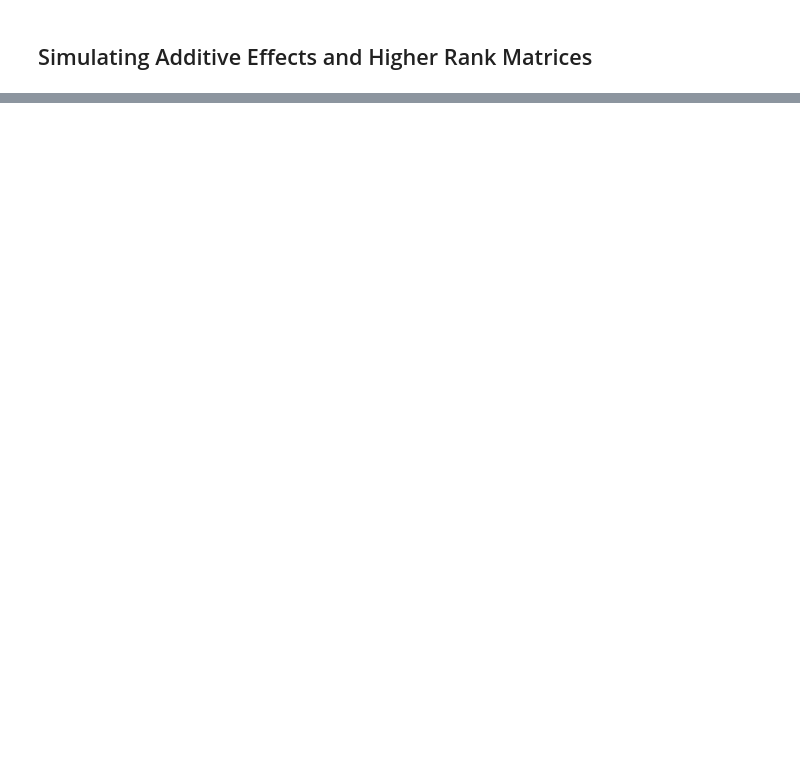
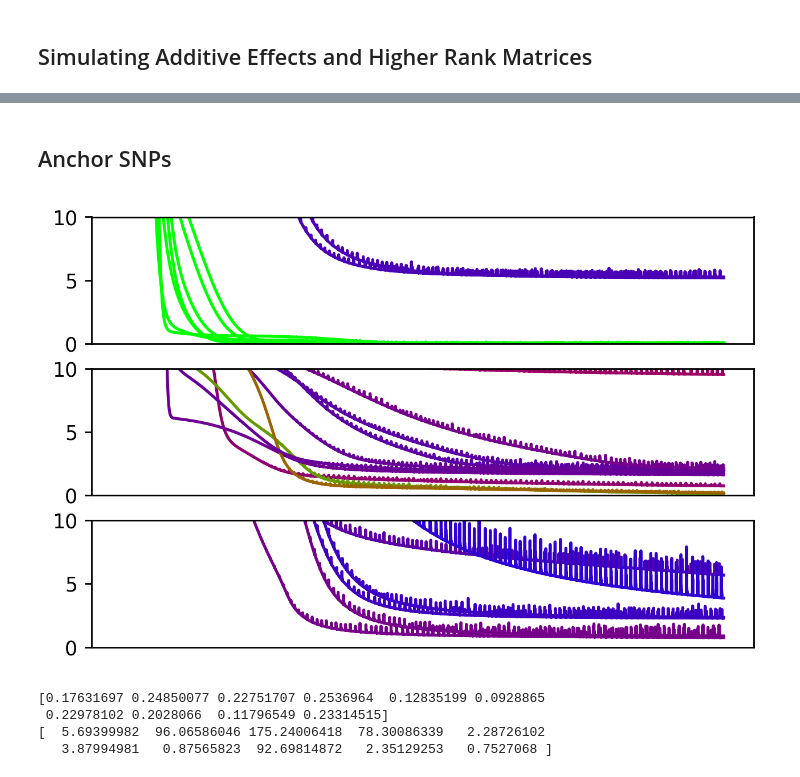
Before and after one commit to tangdavid/efa, a Jupyter notebook: sim/sim.ipynb, the cells around one changed output, grey strips where cells are left out. Drawn from its saved outputs; the diff is of its cells as text; code cells hidden in the pictures; blank space fills up the shorter version.

Commit message:
with anchors

```diff
--- a/sim/sim.ipynb
+++ b/sim/sim.ipynb
@@ -306,0 +449,6 @@ array([[-1.46350615, -0.73710432],
+# %%
+data = Dataset(10000, 20, 3)
+# %%
+decomp = Decomp()
+decomp.coordDescent(data)
+decomp.evalAcc(data)
@@ -306,0 +480,42 @@ array([[-1.46350615, -0.73710432],
+# %% [markdown]
+## Anchor SNPs
+# %%
+for k in [2, 3, 4]:
+    data = Dataset(10000, 20, k = k)
+    decomp = Decomp()
+    res_loss = list()
+    res_acc = list()
+    for j in trange(10):
+        decomp.gradDescent(data)
+        acc = decomp.evalAcc(data)
+        loss = decomp.loss
+        res_acc.append(acc)
+        res_loss.append(loss)
+
+    res = np.vstack([np.array(res_loss).T, np.array(res_acc)])
+
+    with open('./pkl/anchor_k%d_1.pkl' % k, 'wb') as f:
+        pkl.dump(res, f)
+# %%
+plt.figure(dpi = 250)
+for k in [2, 3, 4]:
+    with open('./pkl/anchor_k%d_1.pkl' % k, 'rb') as f:
+        res = pkl.load(f)
+        plt.subplot(3, 1, k-1)
+        for i in range(10):
+            plt.plot(res[:-1, i], c = plt.cm.brg(res[-1, i]))
+            plt.ylim(0, 10)
+            plt.xticks([])
+# %% [output]
+[figure, added]
+# %%
+k = 4
+with open('./pkl/anchor_k%d_1.pkl' % k, 'rb') as f:
+    res = pkl.load(f)
+    print(res[-1,:])
+    print(res[-2,:])
+# %% [output]
+[0.17631697 0.24850077 0.22751707 0.2536964  0.12835199 0.0928865
+ 0.22978102 0.2028066  0.11796549 0.23314515]
+[  5.69399982  96.06586046 175.24006418  78.30086339   2.28726102
+   3.87994981   0.87565823  92.69814872   2.35129253   0.7527068 ]
```
Also changed, not shown: parts of 45 cells of this notebook.
